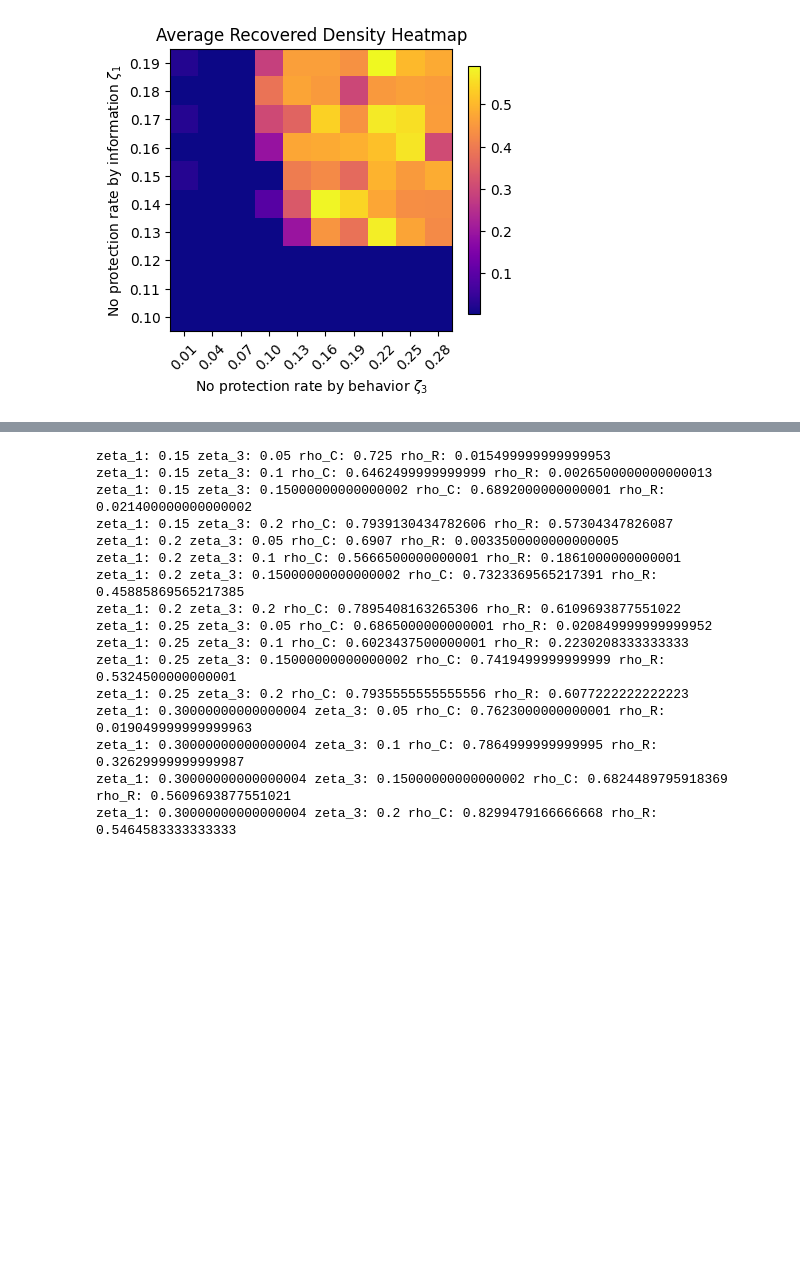
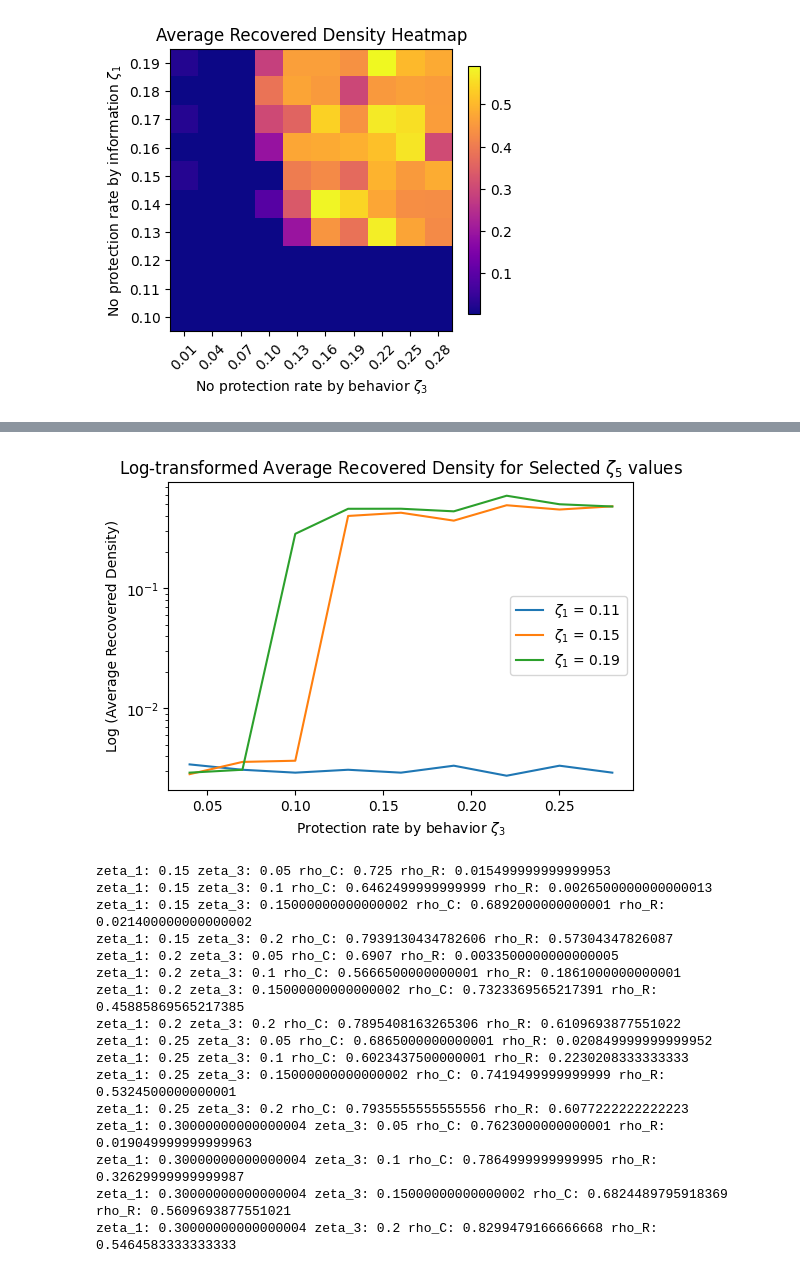
Before and after one commit to Nancy-Shi/Complex_Networks, a Jupyter notebook: 3_Layer_Coupling_080923_zeta_1_zeta_3.ipynb, the cells around one changed output, grey strips where cells are left out. Saved outputs shown, nothing was run; the diff lists cells and outputs as text; code cells hidden in the pictures; blank space fills up the shorter version.

```diff
--- a/3_Layer_Coupling_080923_zeta_1_zeta_3.ipynb
+++ b/3_Layer_Coupling_080923_zeta_1_zeta_3.ipynb
@@ -1023,3 +1046,27 @@ plt.show()
+# %%
+import matplotlib.pyplot as plt
+
+zeta_1_indices = [1, 5, 9]
+
+# Initialize a plot
+fig, ax = plt.subplots(figsize=(6,4))
+
+# Loop over the selected zeta_2 indices
+for index in zeta_1_indices:
+    density_values = results_rho_R5[index, 1:10]
+    ax.plot(zeta_3_values5[1:10], density_values, label=f'$\zeta_1$ = {zeta_1_values5[index]:.2f}')
+
+# Setting labels, legend and title
+ax.set_xlabel('Protection rate by behavior $\zeta_3$')
+ax.set_ylabel('Log (Average Recovered Density)')
+ax.set_title('Log-transformed Average Recovered Density for Selected $\zeta_5$ values')
+ax.set_yscale('log')  # Set y-axis to be logarithmic
+ax.legend()
+
+# Display the plot
+plt.show()
+# %% [output]
+[figure, added]
 # %%
 lam = 0.1
 alp = 1
```
Also changed, not shown: parts of 1 cell of this notebook.
